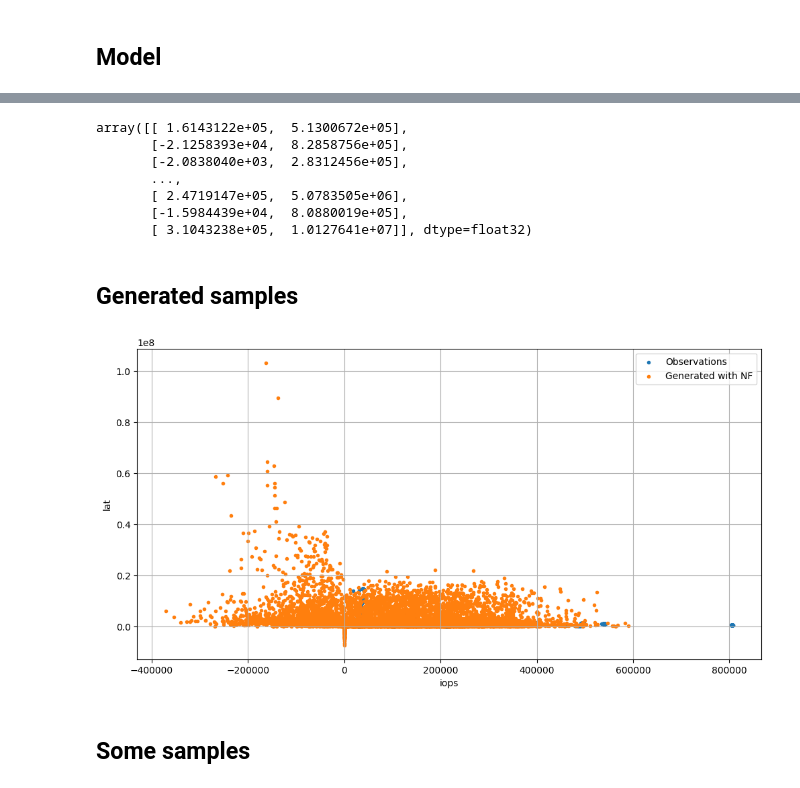
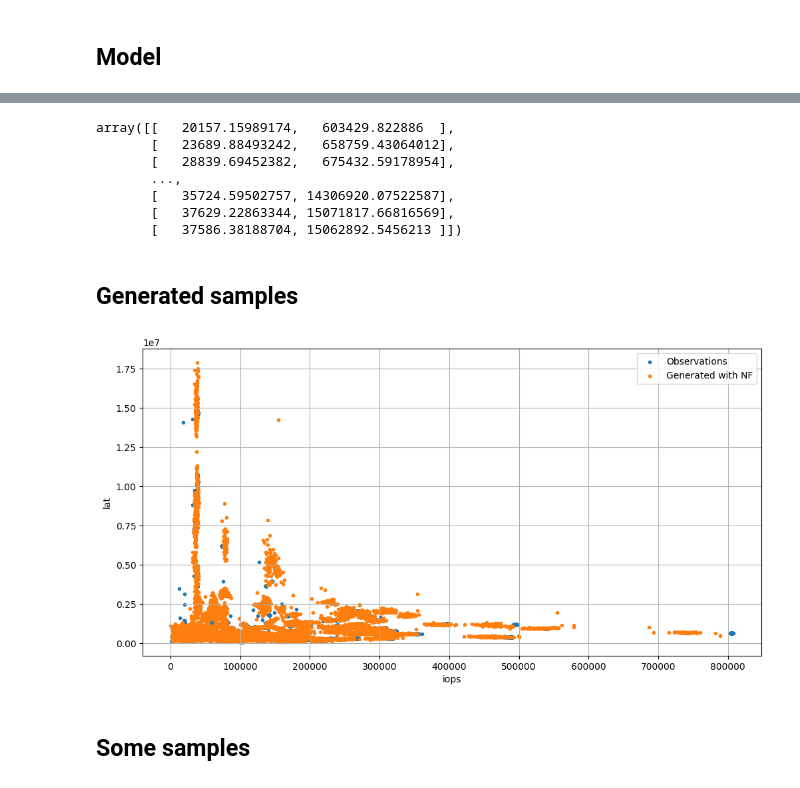
Before and after one commit to juliajones17/reliable_modeling, a Jupyter notebook: notebooks/proj.ipynb, the cells around one changed output, grey strips where cells are left out. Cells and saved outputs as stored; diff of their text form; code cells hidden in the pictures.

```diff
--- a/notebooks/proj.ipynb
+++ b/notebooks/proj.ipynb
@@ -83,3 +132,6 @@ plt.show()
+# %%
+X_tr_ss = stscaler.fit_transform(train[['block_size', 'n_jobs', 'iodepth', 'read_fraction', 'io_type_num', 'n_disks']].values)
+X_test_ss = stscaler.transform(test[['block_size', 'n_jobs', 'iodepth', 'read_fraction', 'io_type_num', 'n_disks']].values)
 # %% [markdown]
 ## Model
 # %%
@@ -108,4 +142,4 @@ from probaforms.models import RealNVP
 # model
 model = RealNVP(lr=0.01, n_epochs=50)
 # %%
-model.fit(y_tr, X_tr) # (target, condition)
+model.fit(y_tr_ss, X_tr_ss) # (target, condition)
@@ -112,31 +155,33 @@ model.fit(y_tr, X_tr) # (target, condition)
 # %%
 # samples
-y_gen = model.sample(X_test)
+y_gen = model.sample(X_test_ss)
 # %%
-y_gen
+scaler.inverse_transform(y_gen)
 # %% [output]
-array([[ 1.6143122e+05,  5.1300672e+05],
-       [-2.1258393e+04,  8.2858756e+05],
-       [-2.0838040e+03,  2.8312456e+05],
+array([[   20157.15989174,   603429.822886  ],
+       [   23689.88493242,   658759.43064012],
+       [   28839.69452382,   675432.59178954],
        ...,
-       [ 2.4719147e+05,  5.0783505e+06],
-       [-1.5984439e+04,  8.0880019e+05],
-       [ 3.1043238e+05,  1.0127641e+07]], dtype=float32)
+       [   35724.59502757, 14306920.07522587],
+       [   37629.22863344, 15071817.66816569],
+       [   37586.38188704, 15062892.5456213 ]])
+# %%
+y_gen_ss = scaler.inverse_transform(y_gen)
 # %% [markdown]
 ## Generated samples
 # %%
 plt.figure(figsize=(12, 6))
 
 plt.scatter(y_test[:, 0], y_test[:, 1], marker='.', label='Observations', linewidth=1)
-plt.scatter(y_gen[:, 0], y_gen[:, 1], marker='.', label='Generated with NF', color='C1', linewidth=1)
+plt.scatter(y_gen_ss[:, 0], y_gen_ss[:, 1], marker='.', label='Generated with NF', color='C1', linewidth=1)
 
 plt.xlabel("iops")
 plt.ylabel("lat")
 plt.grid()
 plt.legend()
 plt.show()
 # %% [output]
-[figure, old version]
+[figure, new version]
 # %% [markdown]
 ## Some samples
 # %% [markdown]
```
Also changed, not shown: parts of 60 cells of this notebook.
